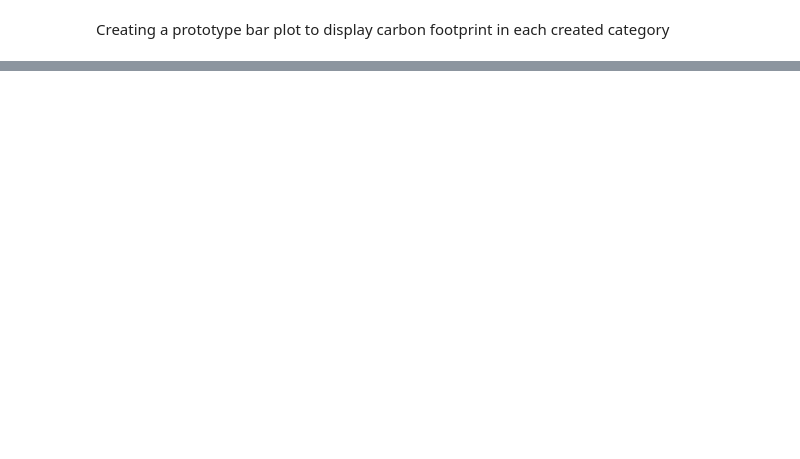
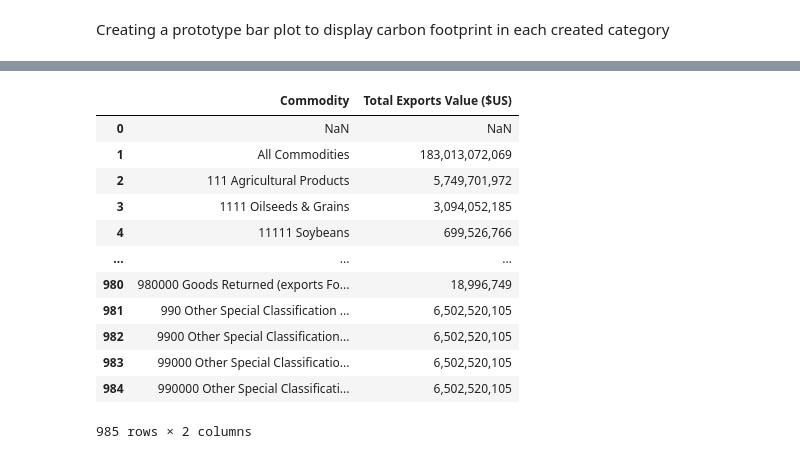
Before and after one commit to thesuper147/Carbon-Emissions_CS_DSRP, a Jupyter notebook: Carbon_Emissions_CS_DSRP.ipynb, the cells around one changed output, grey strips where cells are left out. Saved outputs shown, nothing was run; the diff lists cells and outputs as text; code cells hidden in the pictures; blank space fills up the shorter version.

```diff
--- a/Carbon_Emissions_CS_DSRP.ipynb
+++ b/Carbon_Emissions_CS_DSRP.ipynb
@@ -170,0 +145,19 @@ Passing `palette` without assigning `hue` is deprecated and will be removed in v
+# %%
+
+import pandas as pd
+import matplotlib as plt
+pd.read_csv('/content/drive/MyDrive/Carbon-Emissions_CS_DSRP/export_value.csv')
+# %% [output]
+|  | Commodity | Total Exports Value ($US) |
+| 0 | NaN | NaN |
+| 1 | All Commodities | 183,013,072,069 |
+| 2 | 111 Agricultural Products | 5,749,701,972 |
+| 3 | 1111 Oilseeds & Grains | 3,094,052,185 |
+| 4 | 11111 Soybeans | 699,526,766 |
+| ... | ... | ... |
+| 980 | 980000 Goods Returned (exports Fo... | 18,996,749 |
+| 981 | 990 Other Special Classification ... | 6,502,520,105 |
+| 982 | 9900 Other Special Classification... | 6,502,520,105 |
+| 983 | 99000 Other Special Classificatio... | 6,502,520,105 |
+| 984 | 990000 Other Special Classificati... | 6,502,520,105 |
+985 rows × 2 columns
```
Also changed, not shown: parts of 6 cells of this notebook.
